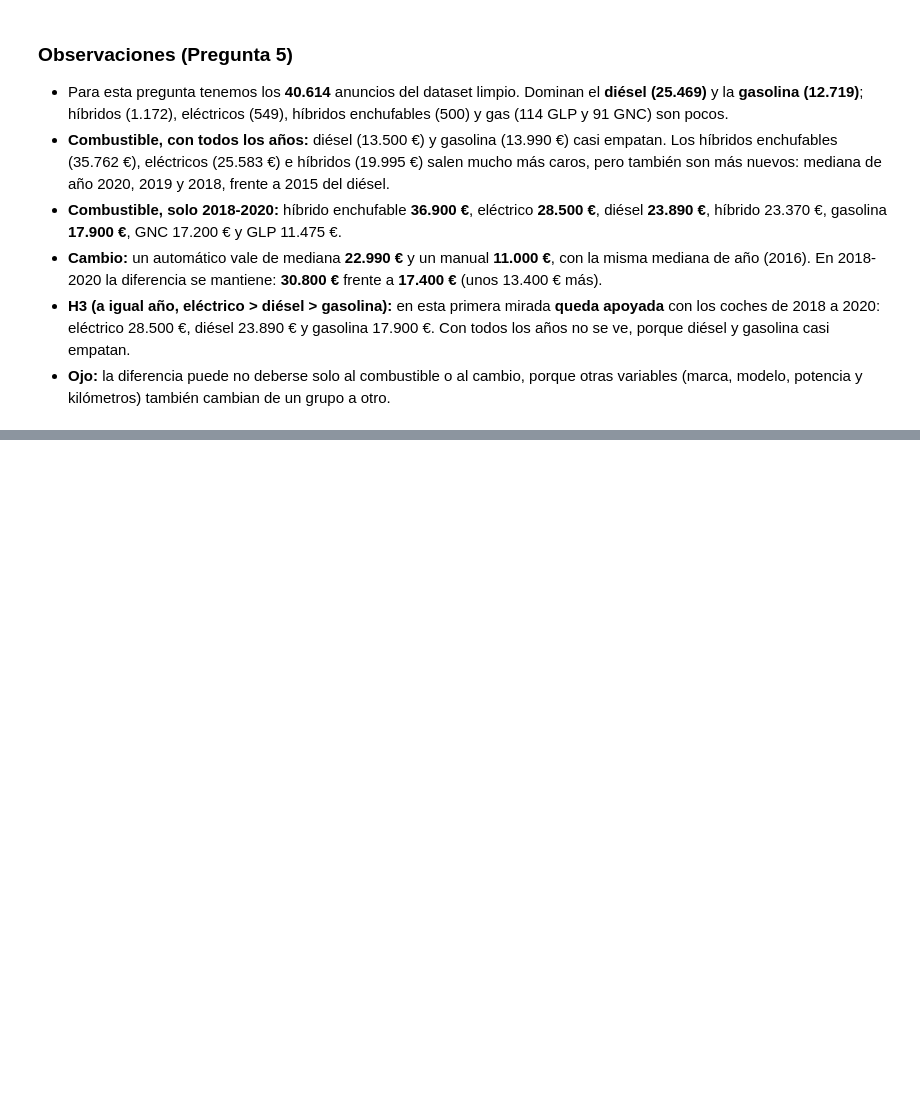
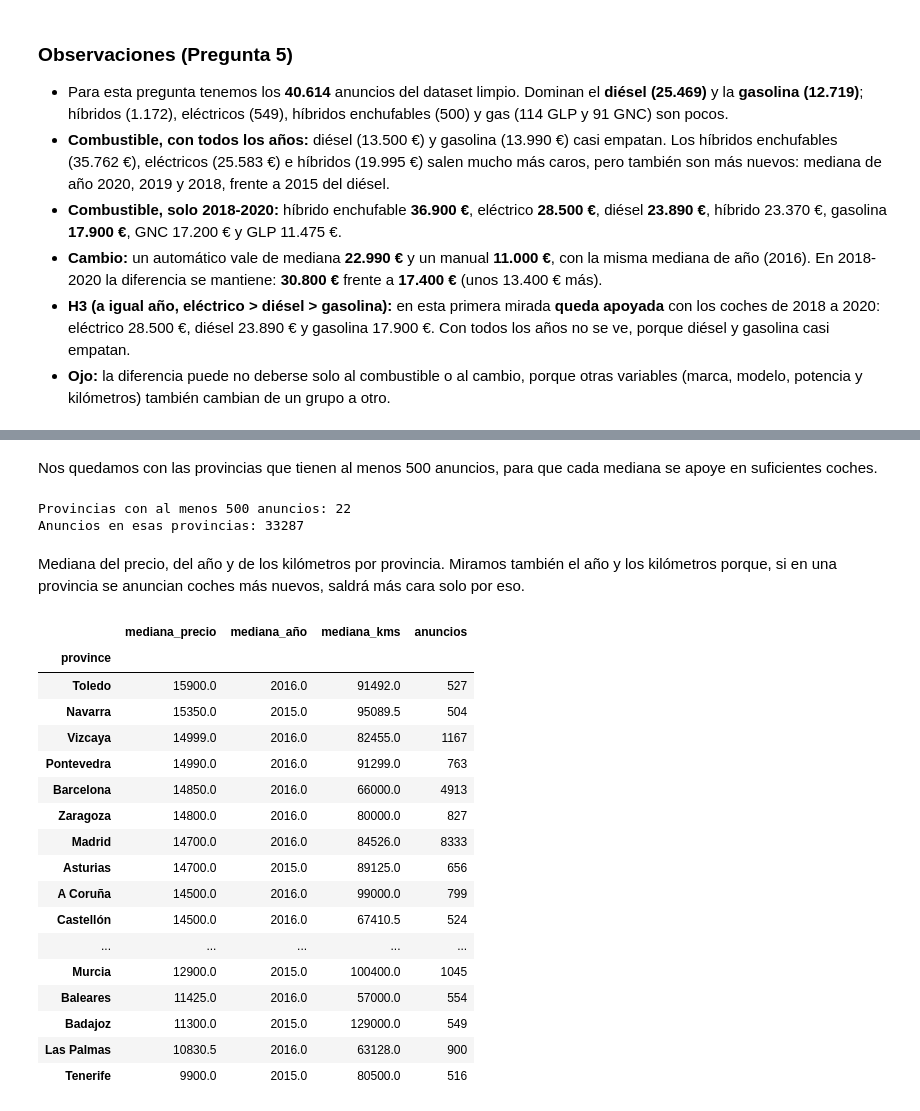
Before and after one commit to rusamen86/tfm-p1-precio-coches, a Jupyter notebook: notebooks/02b_preguntas_eda.ipynb, the cells around one changed output, grey strips where cells are left out. Cells and saved outputs as stored; diff of their text form; code cells hidden in the pictures; blank space fills up the shorter version.

```diff
--- a/notebooks/02b_preguntas_eda.ipynb
+++ b/notebooks/02b_preguntas_eda.ipynb
@@ -572,0 +607,39 @@ plt.show()
+# %% [markdown]
+Nos quedamos con las provincias que tienen al menos 500 anuncios, para que cada mediana se apoye en suficientes coches.
+# %%
+provincias = conteo_provincias[conteo_provincias >= 500].index
+df_p6_prov = df_p6[df_p6['province'].isin(provincias)]
+print('Provincias con al menos 500 anuncios:', len(provincias))
+print('Anuncios en esas provincias:', len(df_p6_prov))
+# %% [output]
+Provincias con al menos 500 anuncios: 22
+Anuncios en esas provincias: 33287
+# %% [markdown]
+Mediana del precio, del año y de los kilómetros por provincia. Miramos también el año y los kilómetros porque, si en una provincia se anuncian coches más nuevos, saldrá más cara solo por eso.
+# %%
+provincia = pd.DataFrame()
+provincia['mediana_precio'] = df_p6_prov.groupby('province')['price'].median()
+provincia['mediana_año'] = df_p6_prov.groupby('province')['year'].median()
+provincia['mediana_kms'] = df_p6_prov.groupby('province')['kms'].median()
+provincia['anuncios'] = df_p6_prov['province'].value_counts()
+provincia = provincia.sort_values('mediana_precio', ascending=False)
+provincia
+# %% [output]
+|  | mediana_precio | mediana_año | mediana_kms | anuncios |
+| province |  |  |  |  |
+| Toledo | 15900.0 | 2016.0 | 91492.0 | 527 |
+| Navarra | 15350.0 | 2015.0 | 95089.5 | 504 |
+| Vizcaya | 14999.0 | 2016.0 | 82455.0 | 1167 |
+| Pontevedra | 14990.0 | 2016.0 | 91299.0 | 763 |
+| Barcelona | 14850.0 | 2016.0 | 66000.0 | 4913 |
+| Zaragoza | 14800.0 | 2016.0 | 80000.0 | 827 |
+| Madrid | 14700.0 | 2016.0 | 84526.0 | 8333 |
+| Asturias | 14700.0 | 2015.0 | 89125.0 | 656 |
+| A Coruña | 14500.0 | 2016.0 | 99000.0 | 799 |
+| Castellón | 14500.0 | 2016.0 | 67410.5 | 524 |
+| ... | ... | ... | ... | ... |
+| Murcia | 12900.0 | 2015.0 | 100400.0 | 1045 |
+| Baleares | 11425.0 | 2016.0 | 57000.0 | 554 |
+| Badajoz | 11300.0 | 2015.0 | 129000.0 | 549 |
+| Las Palmas | 10830.5 | 2016.0 | 63128.0 | 900 |
+| Tenerife | 9900.0 | 2015.0 | 80500.0 | 516 |
```
Also changed, not shown: parts of 13 cells of this notebook, 1 other file.
